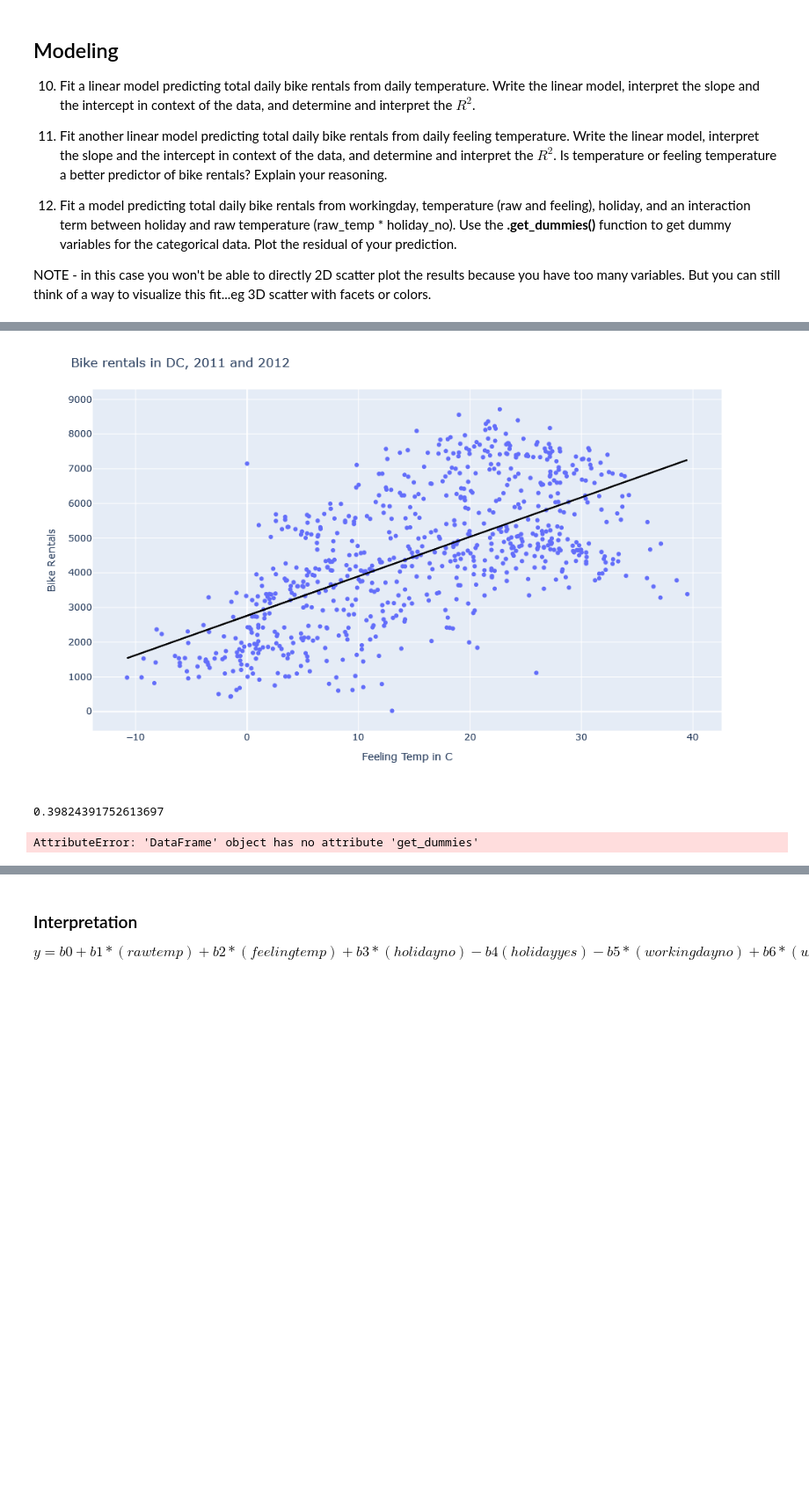
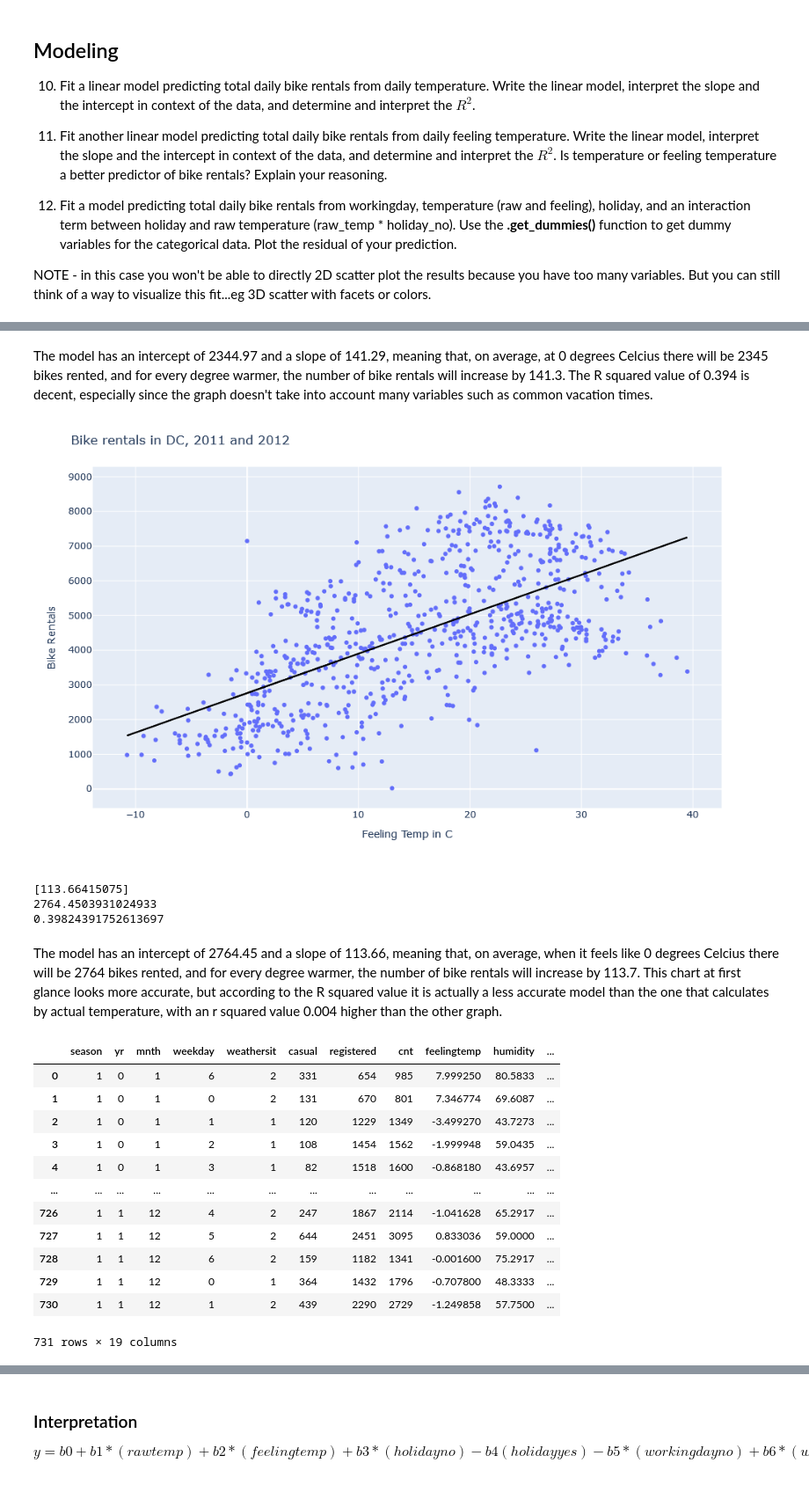
Before and after one commit to Blurr50/Day17, a Jupyter notebook: Day17-HW.ipynb, the cells around one changed output, grey strips where cells are left out. Shown at 88% size. Saved outputs shown, nothing was run; the diff lists cells and outputs as text; code cells hidden in the pictures; blank space fills up the shorter version.

```diff
--- a/Day17-HW.ipynb
+++ b/Day17-HW.ipynb
@@ -284,4 +286,6 @@ print(LM.score(X,Y))
 0.3937487313729241
+# %% [markdown]
+The model has an intercept of 2344.97 and a slope of 141.29, meaning that, on average, at 0 degrees Celcius there will be 2345 bikes rented, and for every degree warmer, the number of bike rentals will increase by 141.3. The R squared value of 0.394 is decent, especially since the graph doesn't take into account many variables such as common vacation times.
 # %%
 # Redo - linear model cnt vs feeling_temp
 X = DF['feelingtemp'].values.reshape(-1,1)
@@ -307,16 +311,42 @@ fig.add_trace(
               px.line(DF, x = 'feelingtemp', y = 'prediction2', color_discrete_sequence = ['black']).data[0]
               )
 fig.show()
+print(LM2.coef_)
+print(LM2.intercept_)
 print(LM2.score(X,Y))
 # %% [output]
 [figure]
+[113.66415075]
+2764.4503931024933
 0.39824391752613697
+# %% [markdown]
+The model has an intercept of 2764.45 and a slope of 113.66, meaning that, on average, when it feels like 0 degrees Celcius there will be 2764 bikes rented, and for every degree warmer, the number of bike rentals will increase by 113.7. This chart at first glance looks more accurate, but according to the R squared value it is actually a less accurate model than the one that calculates by actual temperature, with an r squared value 0.004 higher than the other graph.
 # %%
 # Multivariable model with dummies - cnt from workingday, temperature (raw and feeling), holiday, and an interaction term
-DF.get_dummies(DF,'holiday','workingday','rawtemp','feelingtemp')
+DF_model = pd.get_dummies(DF,columns =['holiday','workingday'], dtype = float)
+DF_model.drop(['instant','dteday','prediction2','hum','temp','atemp','windspeed'], axis = 1,inplace = True)
+DF_model['interaction'] = DF_model['rawtemp']*DF_model['holiday_0']
 
+columns = ['rawtemp','feelingtemp','holiday_0','holiday_1','workingday_0','workingday_1','interaction']
+X = DF_model[columns].values.reshape(-1, 7)
+Y = DF_model['cnt'].values
 
-X = DF['rawtemp','feelingtemp',]
-DF
+LM3 = LinearRegression()
+LM3.fit(X,Y)
+
+DF_model['prediction'] = LM3.predict(X)
+DF_model
 # %% [output]
+|  | season | yr | mnth | weekday | weathersit | casual | registered | cnt | feelingtemp | humidity | ... |
+| 0 | 1 | 0 | 1 | 6 | 2 | 331 | 654 | 985 | 7.999250 | 80.5833 | ... |
+| 1 | 1 | 0 | 1 | 0 | 2 | 131 | 670 | 801 | 7.346774 | 69.6087 | ... |
+| 2 | 1 | 0 | 1 | 1 | 1 | 120 | 1229 | 1349 | -3.499270 | 43.7273 | ... |
+| 3 | 1 | 0 | 1 | 2 | 1 | 108 | 1454 | 1562 | -1.999948 | 59.0435 | ... |
+| 4 | 1 | 0 | 1 | 3 | 1 | 82 | 1518 | 1600 | -0.868180 | 43.6957 | ... |
+| ... | ... | ... | ... | ... | ... | ... | ... | ... | ... | ... | ... |
+| 726 | 1 | 1 | 12 | 4 | 2 | 247 | 1867 | 2114 | -1.041628 | 65.2917 | ... |
+| 727 | 1 | 1 | 12 | 5 | 2 | 644 | 2451 | 3095 | 0.833036 | 59.0000 | ... |
+| 728 | 1 | 1 | 12 | 6 | 2 | 159 | 1182 | 1341 | -0.001600 | 75.2917 | ... |
+| 729 | 1 | 1 | 12 | 0 | 1 | 364 | 1432 | 1796 | -0.707800 | 48.3333 | ... |
+| 730 | 1 | 1 | 12 | 1 | 2 | 439 | 2290 | 2729 | -1.249858 | 57.7500 | ... |
-AttributeError: 'DataFrame' object has no attribute 'get_dummies'
+731 rows × 19 columns
```
Also changed, not shown: parts of 7 cells of this notebook.
